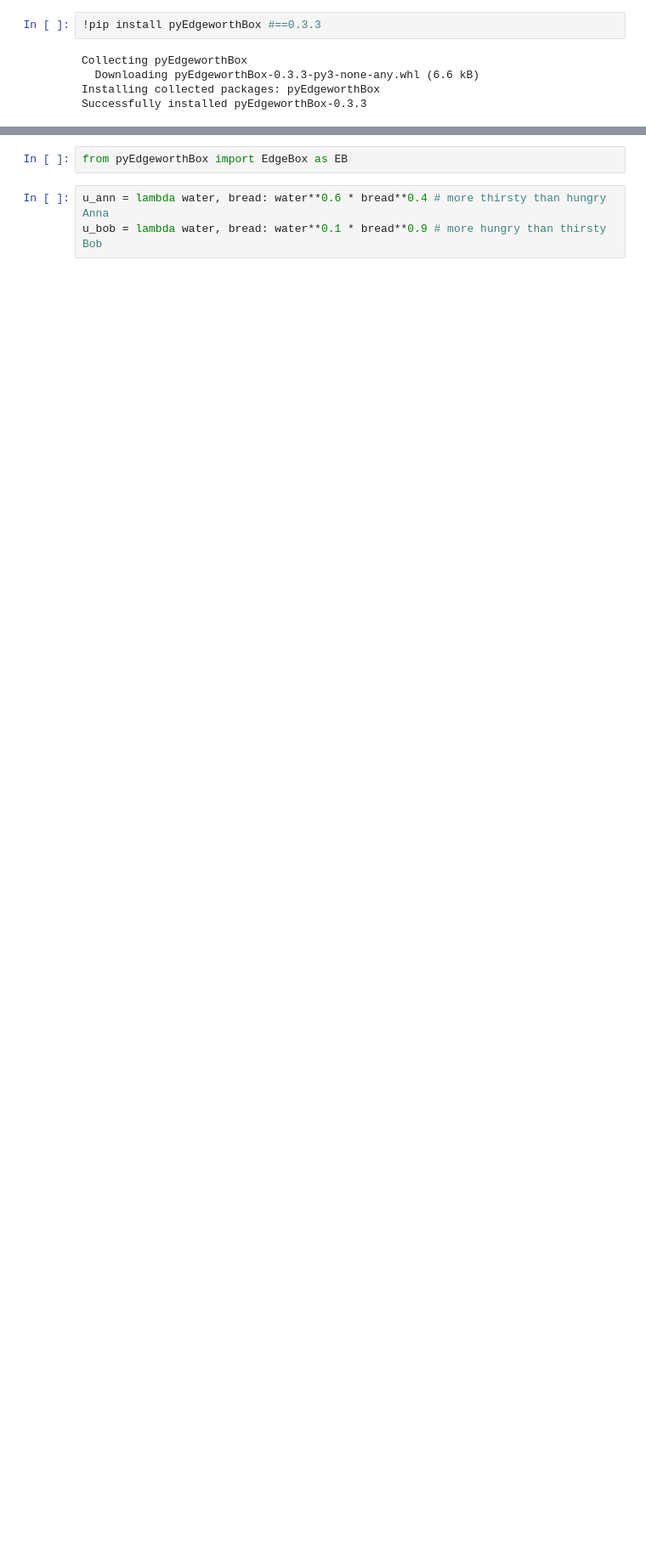
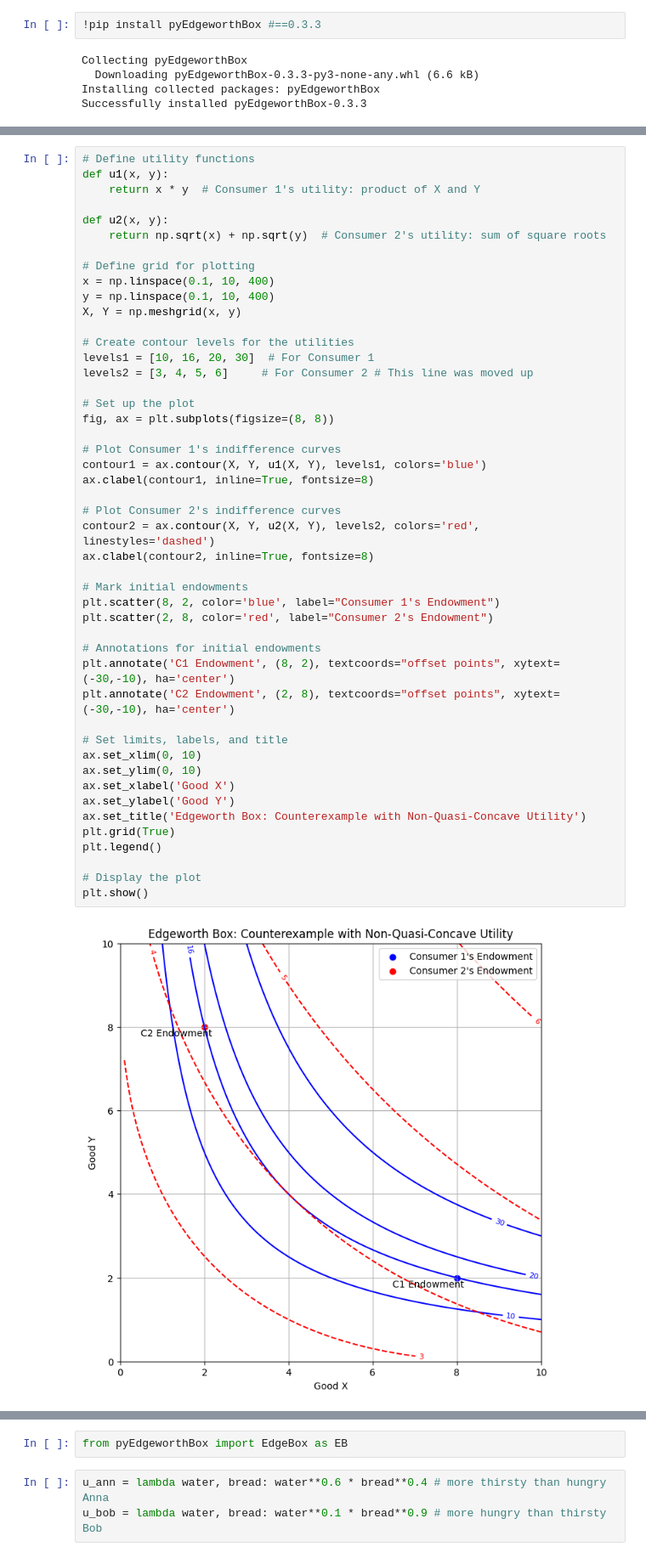
Before and after one commit to ifydivinelove/alx-low_level_programming, a Jupyter notebook: Edgeworth_box.ipynb, the cells around one changed output, grey strips where cells are left out. Shown at 85% size. Drawn from its saved outputs; the diff is of its cells as text; blank space fills up the shorter version.

```diff
--- a/Edgeworth_box.ipynb
+++ b/Edgeworth_box.ipynb
@@ -9,0 +178,49 @@ Successfully installed pyEdgeworthBox-0.3.3
+# %%
+# Define utility functions
+def u1(x, y):
+    return x * y  # Consumer 1's utility: product of X and Y
+
+def u2(x, y):
+    return np.sqrt(x) + np.sqrt(y)  # Consumer 2's utility: sum of square roots
+
+# Define grid for plotting
+x = np.linspace(0.1, 10, 400)
+y = np.linspace(0.1, 10, 400)
+X, Y = np.meshgrid(x, y)
+
+# Create contour levels for the utilities
+levels1 = [10, 16, 20, 30]  # For Consumer 1
+levels2 = [3, 4, 5, 6]     # For Consumer 2 # This line was moved up
+
+# Set up the plot
+fig, ax = plt.subplots(figsize=(8, 8))
+
+# Plot Consumer 1's indifference curves
+contour1 = ax.contour(X, Y, u1(X, Y), levels1, colors='blue')
+ax.clabel(contour1, inline=True, fontsize=8)
+
+# Plot Consumer 2's indifference curves
+contour2 = ax.contour(X, Y, u2(X, Y), levels2, colors='red', linestyles='dashed')
+ax.clabel(contour2, inline=True, fontsize=8)
+
+# Mark initial endowments
+plt.scatter(8, 2, color='blue', label="Consumer 1's Endowment")
+plt.scatter(2, 8, color='red', label="Consumer 2's Endowment")
+
+# Annotations for initial endowments
+plt.annotate('C1 Endowment', (8, 2), textcoords="offset points", xytext=(-30,-10), ha='center')
+plt.annotate('C2 Endowment', (2, 8), textcoords="offset points", xytext=(-30,-10), ha='center')
+
+# Set limits, labels, and title
+ax.set_xlim(0, 10)
+ax.set_ylim(0, 10)
+ax.set_xlabel('Good X')
+ax.set_ylabel('Good Y')
+ax.set_title('Edgeworth Box: Counterexample with Non-Quasi-Concave Utility')
+plt.grid(True)
+plt.legend()
+
+# Display the plot
+plt.show()
+# %% [output]
+[figure, added]
```
Also changed, not shown: parts of 14 cells of this notebook.
